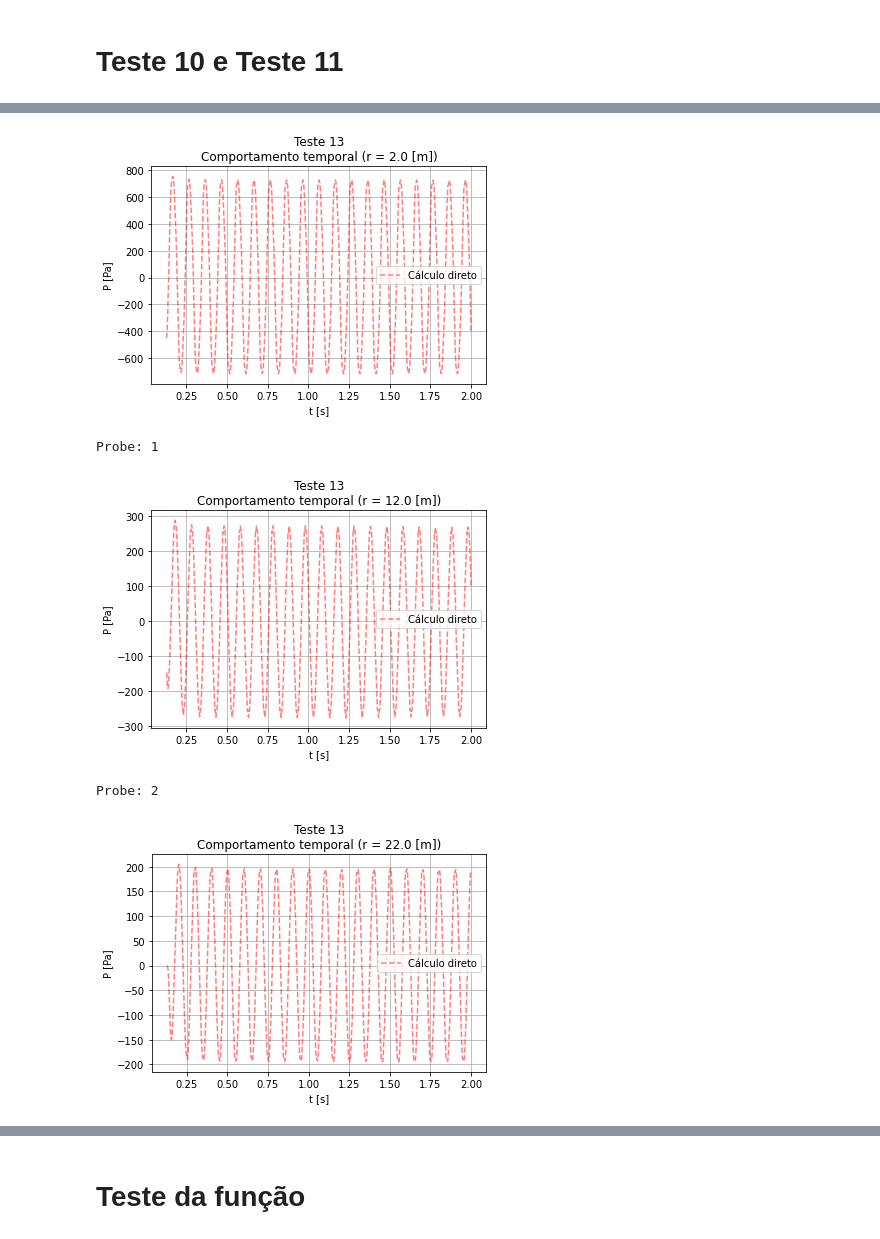
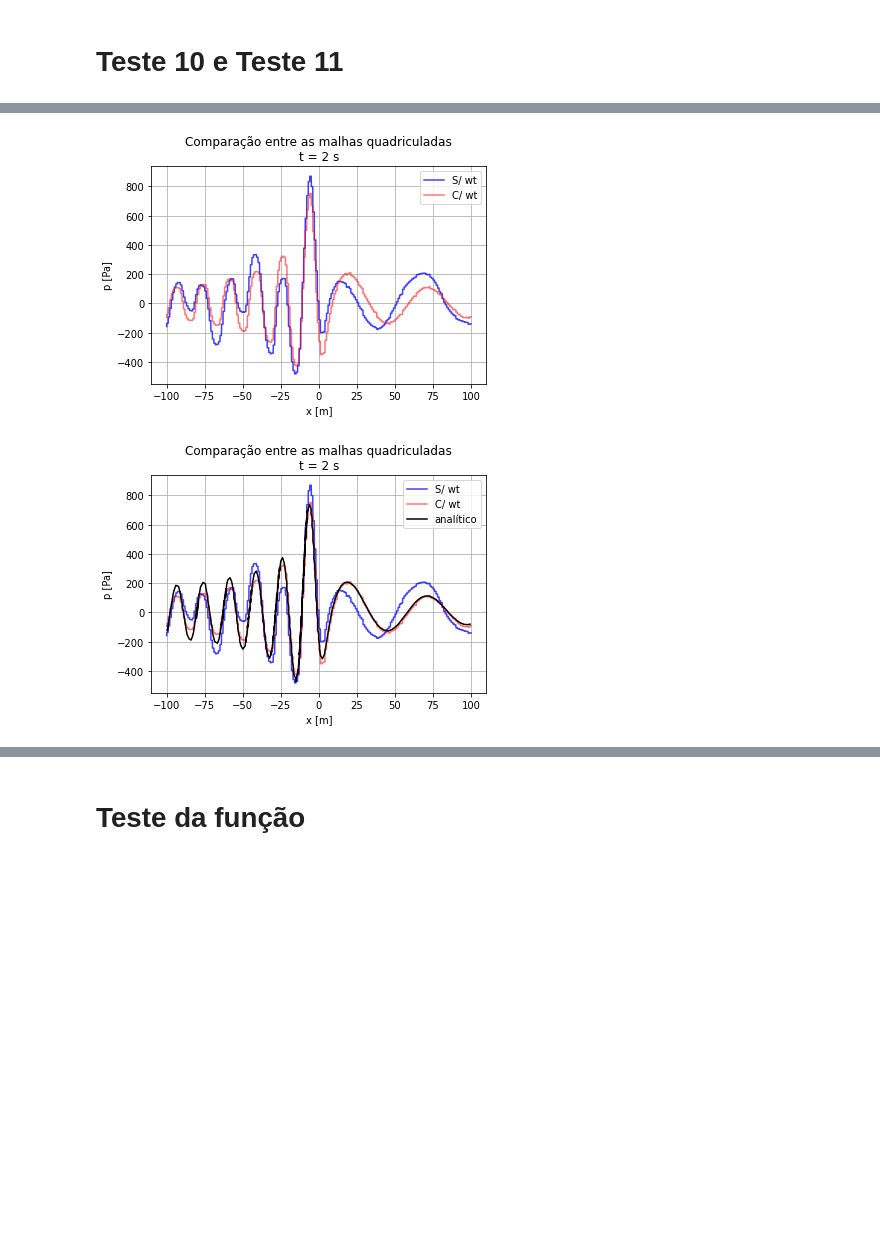
Before and after one commit to Widmark-Kaue/post-process-monopole, a Jupyter notebook: monopoleFlow.ipynb, the cells around one changed output, grey strips where cells are left out. Cells and saved outputs as stored; diff of their text form; code cells hidden in the pictures; blank space fills up the shorter version.

Commit message:
análises para malha circular e quadriculada com e sem condição de waveTransmissive

```diff
--- a/monopoleFlow.ipynb
+++ b/monopoleFlow.ipynb
@@ -93,49 +93,48 @@ import matplotlib.pyplot as plt
 from pathlib import Path
 
 # Comportamento espacial - t = 0.5
-pSim,_,_ = wv.importData('mycentralT13', time = 0.5, case = 'monopoleFlow')
-x = np.linspace(2,102,len(pSim))
+# pSim,_,_ = wv.importData('mycentralT13', time = 0.5, case = 'monopoleFlow')
+# x = np.linspace(2,102,len(pSim))
 
-plt.plot(x,pSim, label = 'Cálculo Direto')
-plt.xlabel('x [m]')
-plt.ylabel('p [Pa]')
-plt.title('Teste 13\nTempo 0.5 s')
-plt.grid()
-plt.legend()
-plt.show()
+# plt.plot(x,pSim, label = 'Cálculo Direto')
+# plt.xlabel('x [m]')
+# plt.ylabel('p [Pa]')
+# plt.title('Teste 13\nTempo 0.5 s')
+# plt.grid()
+# plt.legend()
+# plt.show()
 
-# Comportamento espacial - t = 2
-pSim,_,_ = wv.importData('mycentralT13', time = 0.6, case = 'monopoleFlow')
-pSim2,_,_= wv.importData('mycentralT14', time = 0.6, case = 'monopoleFlow')
-xa, pAna = np.loadtxt(Path('data','analitic_solution.dat'), unpack=True)
+# Import Data - t = 2 ->
+pSim,_,_ = wv.importData('mycentralT13', time = 2, case = 'monopoleFlow')
+pSim2,_,_= wv.importData('mycentralT14', time = 2, case = 'monopoleFlow')
+pSim3,_,_= wv.importData('mycentralT15', time = 2, case = 'monopoleFlow')
+pSim4,_,_= wv.importData('mycentralT16', time = 2, case = 'monopoleFlow')
+xa, pAna = np.loadtxt(Path('data','analiticSolution2s.dat'), unpack=True)
+x        = np.linspace(-100,100,len(pSim))
 
-x = np.linspace(2,102,len(pSim))
+# Plot comparação entre as malhas circulares
+for i in range(2):
+    plt.plot(x,pSim, 'b',label = 'S/ wt', alpha = 0.75)
+    plt.plot(x,pSim4,'r' ,label = 'C/ wt', alpha = 0.55)
+    if i!=0: plt.plot(xa, pAna,'k',label = 'analítico')
 
-plt.plot(x,pSim, 'b',label = 'Malha circular', alpha = 0.5)
-plt.plot(x,pSim2,'r' ,label = 'Malha quadrada', alpha = 0.25)
-plt.plot(xa, pAna,'k--',label = 'analítico')
+    plt.xlabel('x [m]')
+    plt.ylabel('p [Pa]')
+    plt.title('Comparação entre as malhas circulares\nt = 2 s')
+    plt.grid()
+    plt.legend()
+    plt.show()
 
-plt.xlabel('x [m]')
-plt.ylabel('p [Pa]')
-plt.title('Teste 13\nTempo 0.6 s')
-plt.grid()
-plt.legend()
-plt.show()
+# Plot comparação entre as malhas quadriculadas
+for i in range(2):
+    plt.plot(x,pSim2, 'b',label = 'S/ wt', alpha = 0.75)
+    plt.plot(x,pSim3,'r' ,label = 'C/ wt', alpha = 0.55)
+    if i!=0: plt.plot(xa, pAna,'k',label = 'analítico')
 
-# Comportamento temporal
-microphone = np.linspace(2,102, 11)
-for m in range(len(microphone)):
-    SIM,_,_ = wv.importData('mycentralT13', case = 'monopoleFlow', probe=m)
-
-    ti = f'Teste 13\nComportamento temporal (r = {round(microphone[m],2)} [m])'
-
-    plt.plot(SIM[0], SIM[1], 'r--', label = 'Cálculo direto', alpha = 0.5)
-
-    plt.xlabel('t [s]')
-    plt.ylabel('P [Pa]')
-    plt.title(ti)
-
+    plt.xlabel('x [m]')
+    plt.ylabel('p [Pa]')
+    plt.title('Comparação entre as malhas quadriculadas\nt = 2 s')
+    plt.grid()
     plt.legend()
-    plt.grid()
     plt.show()
 # %% [output]
@@ -151,5 +151,2 @@ Probe: 0
-[figure, old version]
+[figure, new version]
-Probe: 1
-[figure, old version]
+[figure, new version]
-Probe: 2
-[figure, removed]
```
Also changed, not shown: parts of 5 cells of this notebook.
